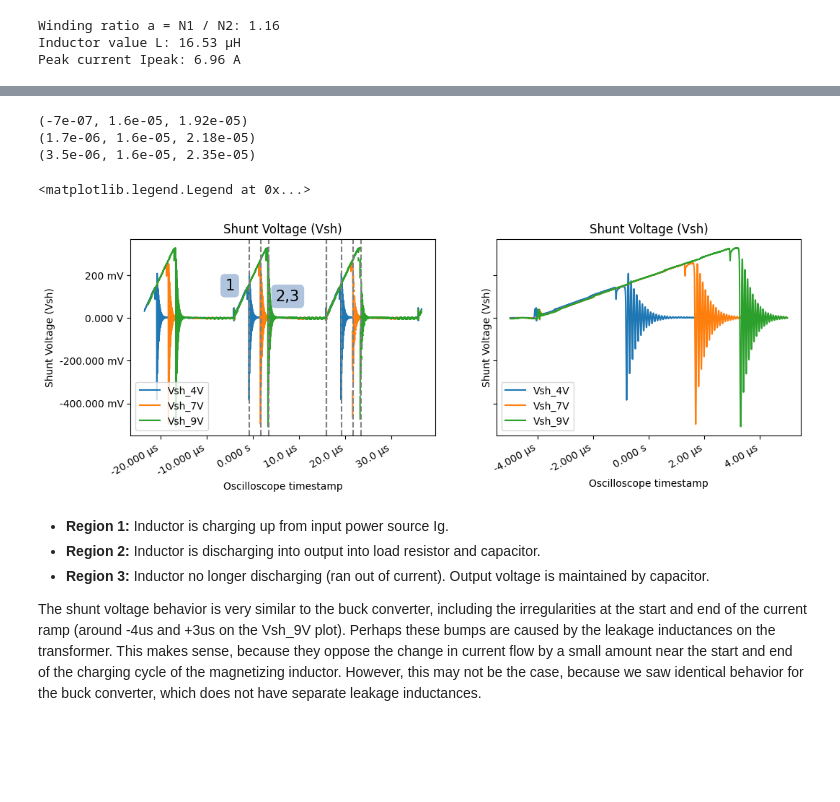
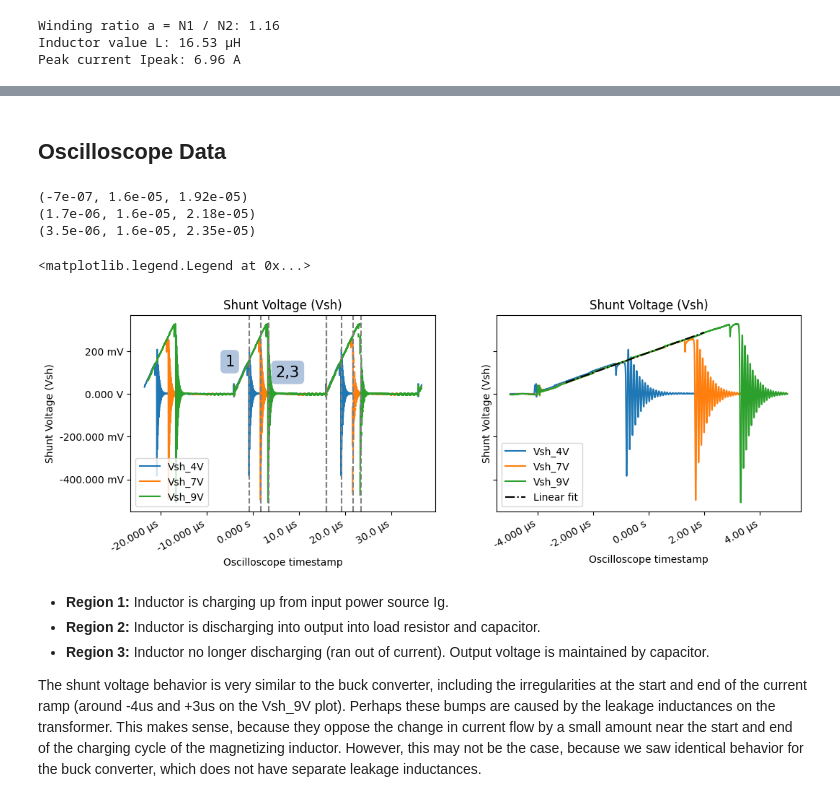
Before and after one commit to ianeyk/power-electronics, a Jupyter notebook: Lab 5/Lab5_report.ipynb, the cells around one changed output, grey strips where cells are left out. Drawn from its saved outputs; the diff is of its cells as text; code cells hidden in the pictures; blank space fills up the shorter version.

```diff
--- a/Lab 5/Lab5_report.ipynb
+++ b/Lab 5/Lab5_report.ipynb
@@ -61,6 +61,8 @@ The PI control loop shown in the brown box was used to set the COMP voltage such
 I placed the output current loop north of the input current loop in the schematic. This makes the most sense to me, since it topographically shows the voltage increase in the right hand circuit during boost operation.
 
 The peak current matches very closely with the equations. It is a higher peak current than observed under the buck configuration. This corroborates the equations we derived in lessons 2 and 8a. For the buck converter, $I_{peak} = \frac{2}{\sqrt{\alpha}} \cdot \frac{V_{out}}{R_{load}}$. For the flyback converter, we have $I_{peak} = \frac{2}{\sqrt{\alpha}} \cdot (M + 1) \cdot \frac{V_{out}}{R_{load}}$ in discontinuous conduction mode. There is a similar factor of $(M + 1)$ in the equations for $I_{peak}$ in continuous conduction mode, where $0 \lt M \lt \infty$.
+# %% [markdown]
+## Oscilloscope Data
 # %%
 # Task 3 csv files: Vshunt and Vdrain
 (df_task1_4V, tspan, tstep) = helper.read_rigol_csv("scope_data/Task1-1.csv", ch1 = "Vsh_4V", ch2 = "Vd_4V", shift = -0.75e-6)
@@ -95,35 +97,35 @@ ax2.plot(df_zoom["t"], df_zoom["Vsh_4V"], label = "Vsh_4V")
 ax2.plot(df_zoom["t"], df_zoom["Vsh_7V"], label = "Vsh_7V")
 ax2.plot(df_zoom["t"], df_zoom["Vsh_9V"], label = "Vsh_9V")
 
 Vshunt = np.array([150e-3, 260e-3, 330e-3])
 # ax2.axhline(y = Vshunt[0], color = "black", linestyle = "dashed", label = f"Vsh = {int(Vshunt[0] * 1e3)}mV")
 # ax2.axhline(y = Vshunt[1], color = "black", linestyle = "dashed", label = f"Vsh = {int(Vshunt[1] * 1e3)}mV")
 # ax2.axhline(y = Vshunt[2], color = "black", linestyle = "dashed", label = f"Vsh = {int(Vshunt[2] * 1e3)}mV")
 ax2.legend(loc = "lower left")
 
 # plot duty cycle markers
 duty_cycle_ts = [(-0.7e-6, 16e-6, 19.2e-6), (1.7e-6, 16e-6, 21.8e-6), (3.5e-6, 16e-6, 23.5e-6)]
 for duty_cycle_marker_set in duty_cycle_ts:
     print(duty_cycle_marker_set)
     for duty_cycle_marker in duty_cycle_marker_set:
         ax1.axvline(x = duty_cycle_marker, linestyle = "dashed", color = "grey")
         pass
 
 linear_ts = (-3e-6, 2e-6)
 df_linreg = df_task1_9V[(df_task1_9V["t"] > linear_ts[0]) & (df_task1_9V["t"] < linear_ts[1])]
 
 x = df_linreg["t"]
 y = df_linreg["Vsh_9V"]
 A = np.vstack([x, np.ones(len(x))]).T
 a, b = np.linalg.lstsq(A, y, rcond=None)[0]
-# ax2.plot(df_linreg["t"], df_linreg["t"] * a + b, linestyle = "dashdot", color = "black", label = "Linear fit")
+ax2.plot(df_linreg["t"], df_linreg["t"] * a + b, linestyle = "dashdot", color = "black", label = "Linear fit")
 ax2.legend(loc = "lower left")
 # %% [output]
 (-7e-07, 1.6e-05, 1.92e-05)
 (1.7e-06, 1.6e-05, 2.18e-05)
 (3.5e-06, 1.6e-05, 2.35e-05)
 <matplotlib.legend.Legend at 0x...>
-[figure, old version]
+[figure, new version]
 # %% [markdown]
 * **Region 1:** Inductor is charging up from input power source Ig.
 * **Region 2:** Inductor is discharging into output into load resistor and capacitor.
```
Also changed, not shown: parts of 7 cells of this notebook, 6 other files.
